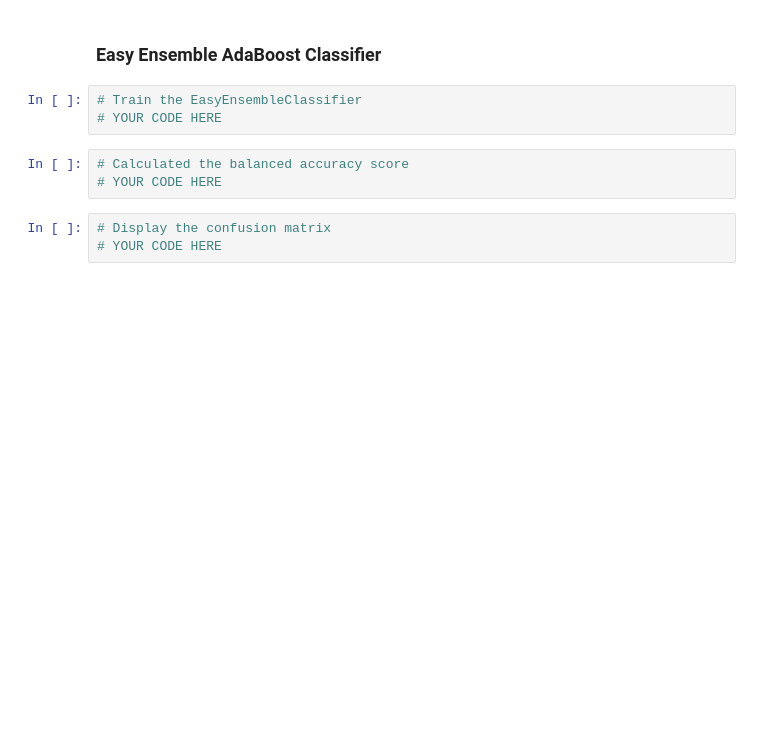
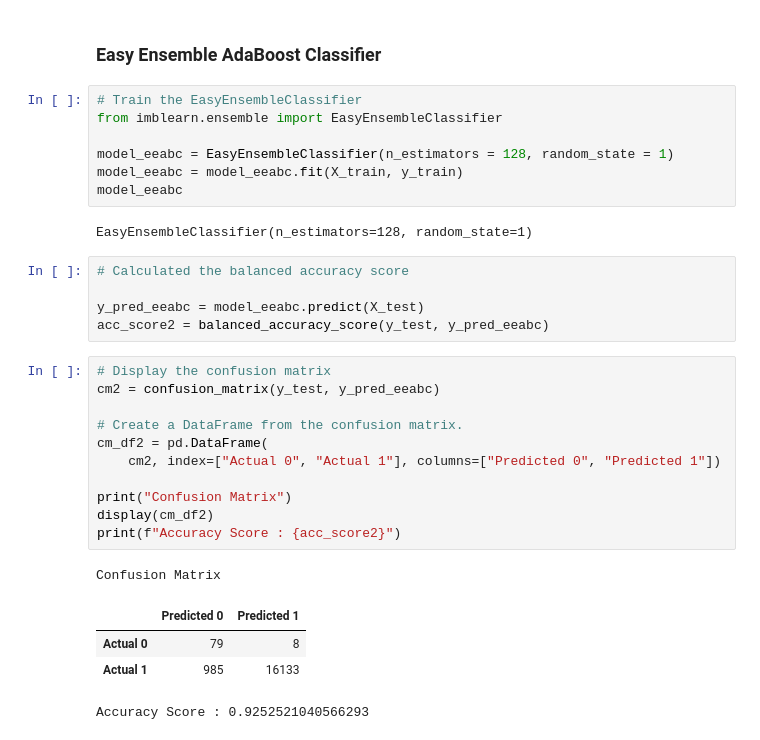
Before and after one commit to john-molenda1/Credit_Risk_Analysis, a Jupyter notebook: Credit_Risk_Analysis/credit_risk_ensemble.ipynb, the cells around one changed output. Drawn from its saved outputs; the diff is of its cells as text; blank space fills up the shorter version.

```diff
--- a/Credit_Risk_Analysis/credit_risk_ensemble.ipynb
+++ b/Credit_Risk_Analysis/credit_risk_ensemble.ipynb
@@ -156,13 +202,35 @@ ValueError: could not convert string to float: 'MORTGAGE'
 # %% [markdown]
 ### Easy Ensemble AdaBoost Classifier
-# %%
-# Train the EasyEnsembleClassifier
-# YOUR CODE HERE
+# %%
+# Train the EasyEnsembleClassifier
+from imblearn.ensemble import EasyEnsembleClassifier
+
+model_eeabc = EasyEnsembleClassifier(n_estimators = 128, random_state = 1)
+model_eeabc = model_eeabc.fit(X_train, y_train)
+model_eeabc
+# %% [output]
+EasyEnsembleClassifier(n_estimators=128, random_state=1)
 # %%
 # Calculated the balanced accuracy score
-# YOUR CODE HERE
+
+y_pred_eeabc = model_eeabc.predict(X_test)
+acc_score2 = balanced_accuracy_score(y_test, y_pred_eeabc)
-# %%
-# Display the confusion matrix
-# YOUR CODE HERE
+# %%
+# Display the confusion matrix
+cm2 = confusion_matrix(y_test, y_pred_eeabc)
+
+# Create a DataFrame from the confusion matrix.
+cm_df2 = pd.DataFrame(
+    cm2, index=["Actual 0", "Actual 1"], columns=["Predicted 0", "Predicted 1"])
+
+print("Confusion Matrix")
+display(cm_df2)
+print(f"Accuracy Score : {acc_score2}")
+# %% [output]
+Confusion Matrix
+|  | Predicted 0 | Predicted 1 |
+| Actual 0 | 79 | 8 |
+| Actual 1 | 985 | 16133 |
+Accuracy Score : 0.9252521040566293
 # %%
 # Print the imbalanced classification report
```
Also changed, not shown: parts of 12 cells of this notebook.
